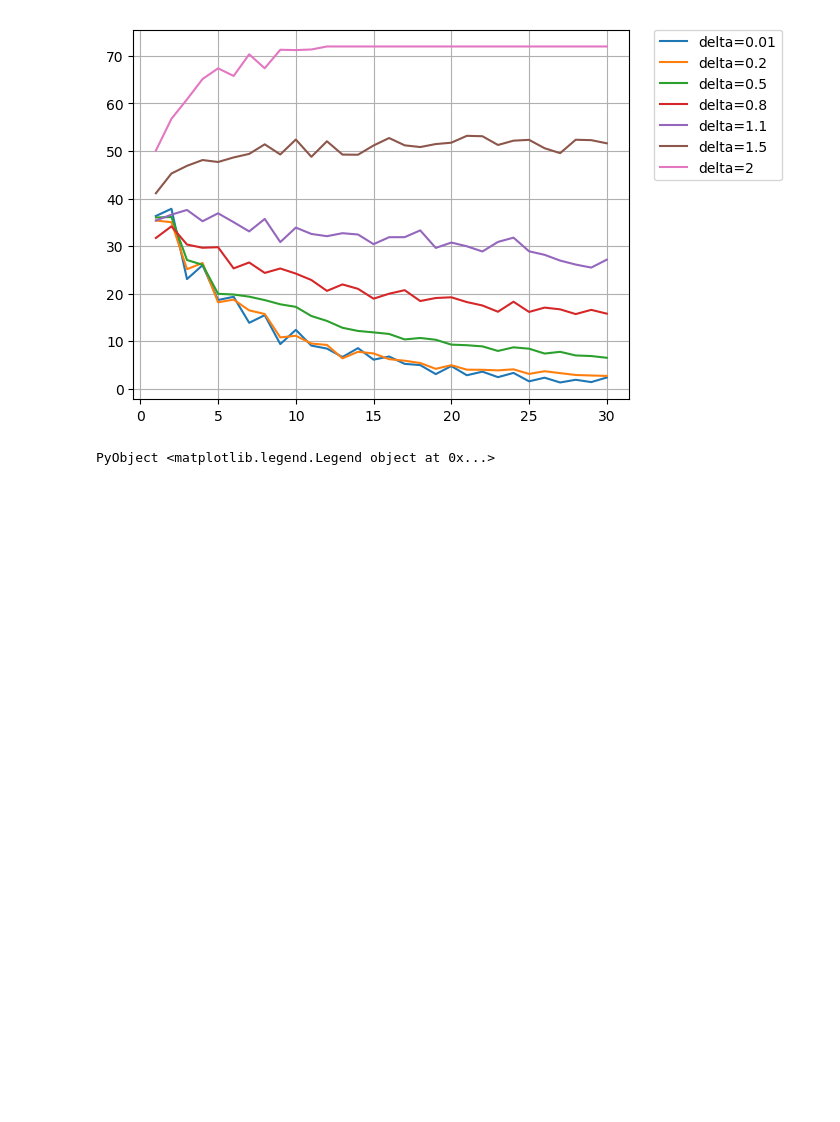
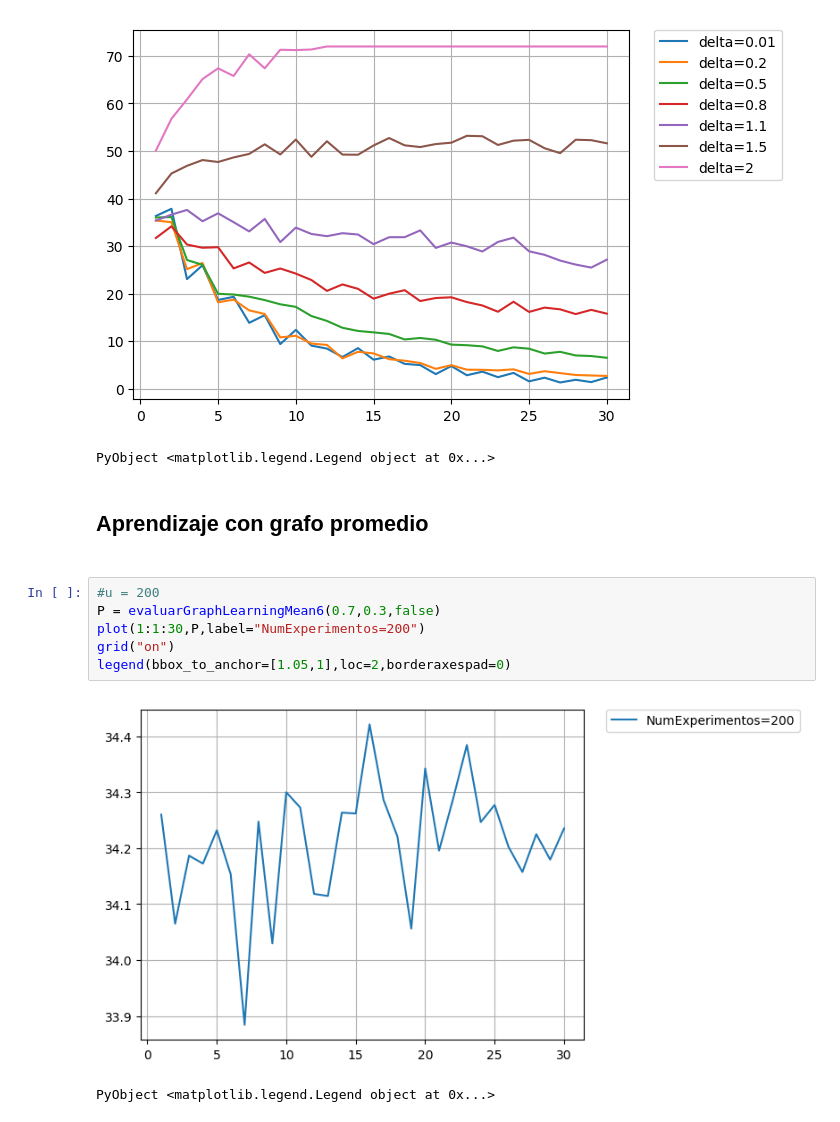
Before and after one commit to Zlinki/MasterThesis, a Jupyter notebook: ErrorvsObservaciones.ipynb, the cells around one changed output. Saved outputs shown, nothing was run; the diff lists cells and outputs as text; blank space fills up the shorter version.

Commit message:
Agregadas funciones de recuperacion por promedios y comparaciones de su desempeño

```diff
--- a/ErrorvsObservaciones.ipynb
+++ b/ErrorvsObservaciones.ipynb
@@ -149,3 +146,14 @@ legend(bbox_to_anchor=[1.05,1],loc=2,borderaxespad=0)
 # %% [output]
 [figure]
 PyObject <matplotlib.legend.Legend object at 0x...>
+# %% [markdown]
+<h2>Aprendizaje con grafo promedio <h2>
+# %%
+#u = 200
+P = evaluarGraphLearningMean6(0.7,0.3,false)
+plot(1:1:30,P,label="NumExperimentos=200")
+grid("on")
+legend(bbox_to_anchor=[1.05,1],loc=2,borderaxespad=0)
+# %% [output]
+[figure, added]
+PyObject <matplotlib.legend.Legend object at 0x...>
```
Also changed, not shown: parts of 24 cells of this notebook.
